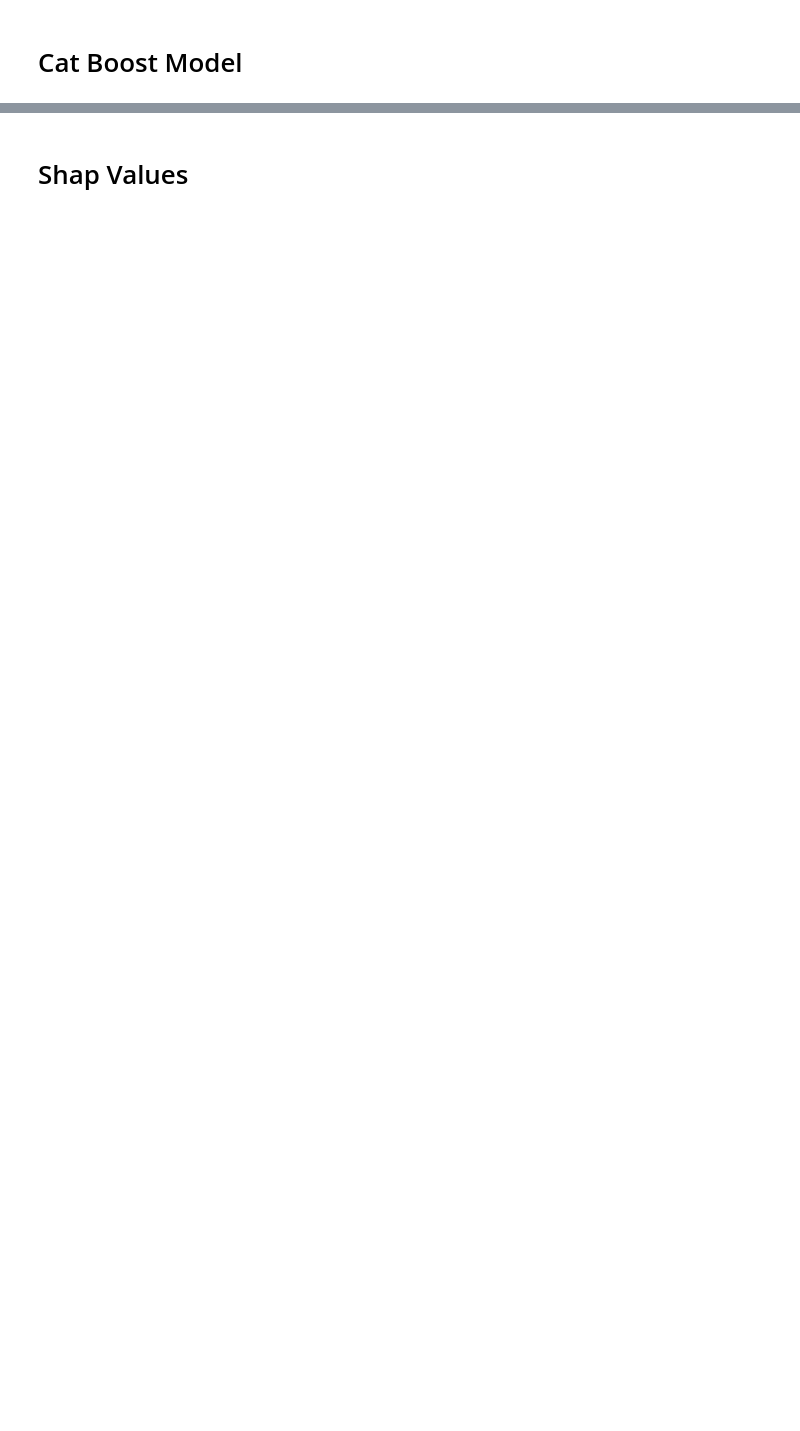
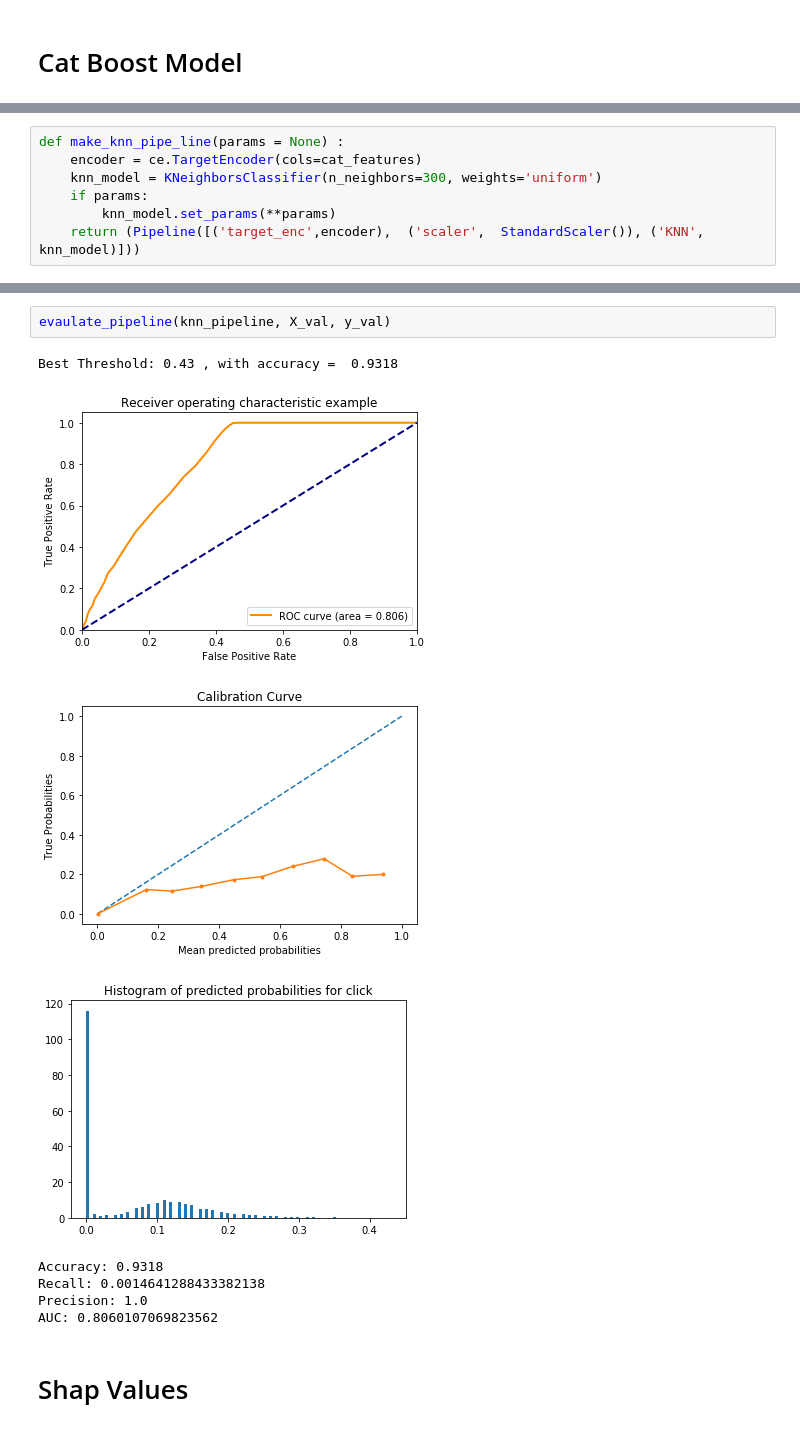
Before and after one commit to ayeletdabush/datascience, a Jupyter notebook: click_pred_modeling.ipynb, the cells around one changed output, grey strips where cells are left out. Saved outputs shown, nothing was run; the diff lists cells and outputs as text; blank space fills up the shorter version.

```diff
--- a/click_pred_modeling.ipynb
+++ b/click_pred_modeling.ipynb
@@ -302,0 +407,7 @@ threshold=0.46, num clicks: predicted=631, actual=631
+# %%
+def make_knn_pipe_line(params = None) :
+    encoder = ce.TargetEncoder(cols=cat_features)
+    knn_model = KNeighborsClassifier(n_neighbors=300, weights='uniform')
+    if params:
+        knn_model.set_params(**params)
+    return (Pipeline([('target_enc',encoder),  ('scaler',  StandardScaler()), ('KNN', knn_model)]))
@@ -303,3 +482,14 @@ threshold=0.46, num clicks: predicted=631, actual=631
+# %%
+evaulate_pipeline(knn_pipeline, X_val, y_val)
+# %% [output]
+Best Threshold: 0.43 , with accuracy =  0.9318
+[figure, added]
+[figure, added]
+[figure, added]
+Accuracy: 0.9318
+Recall: 0.0014641288433382138
+Precision: 1.0
+AUC: 0.8060107069823562
 # %% [markdown]
 # Shap Values
 # %%
```
Also changed, not shown: parts of 47 cells of this notebook.
